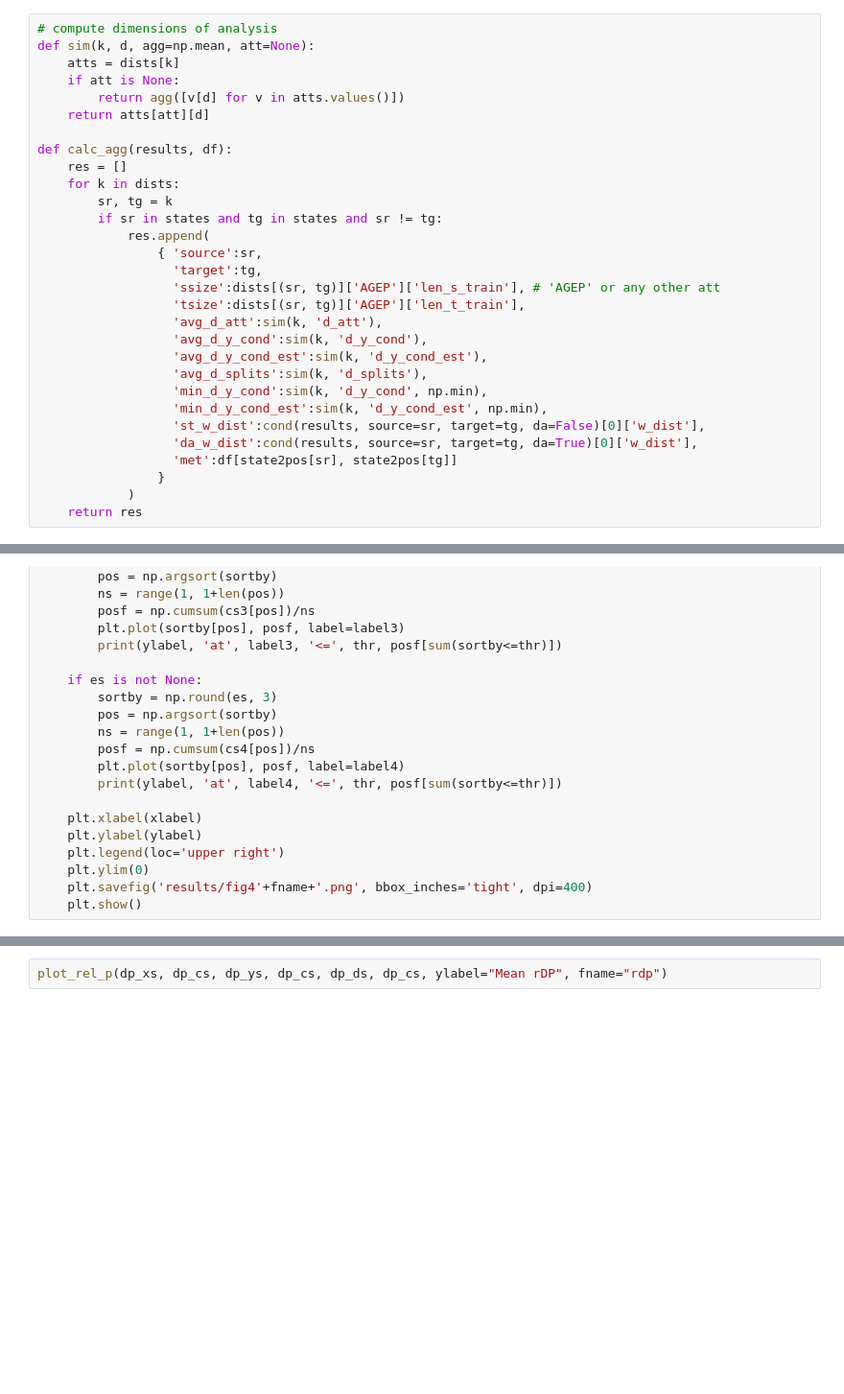
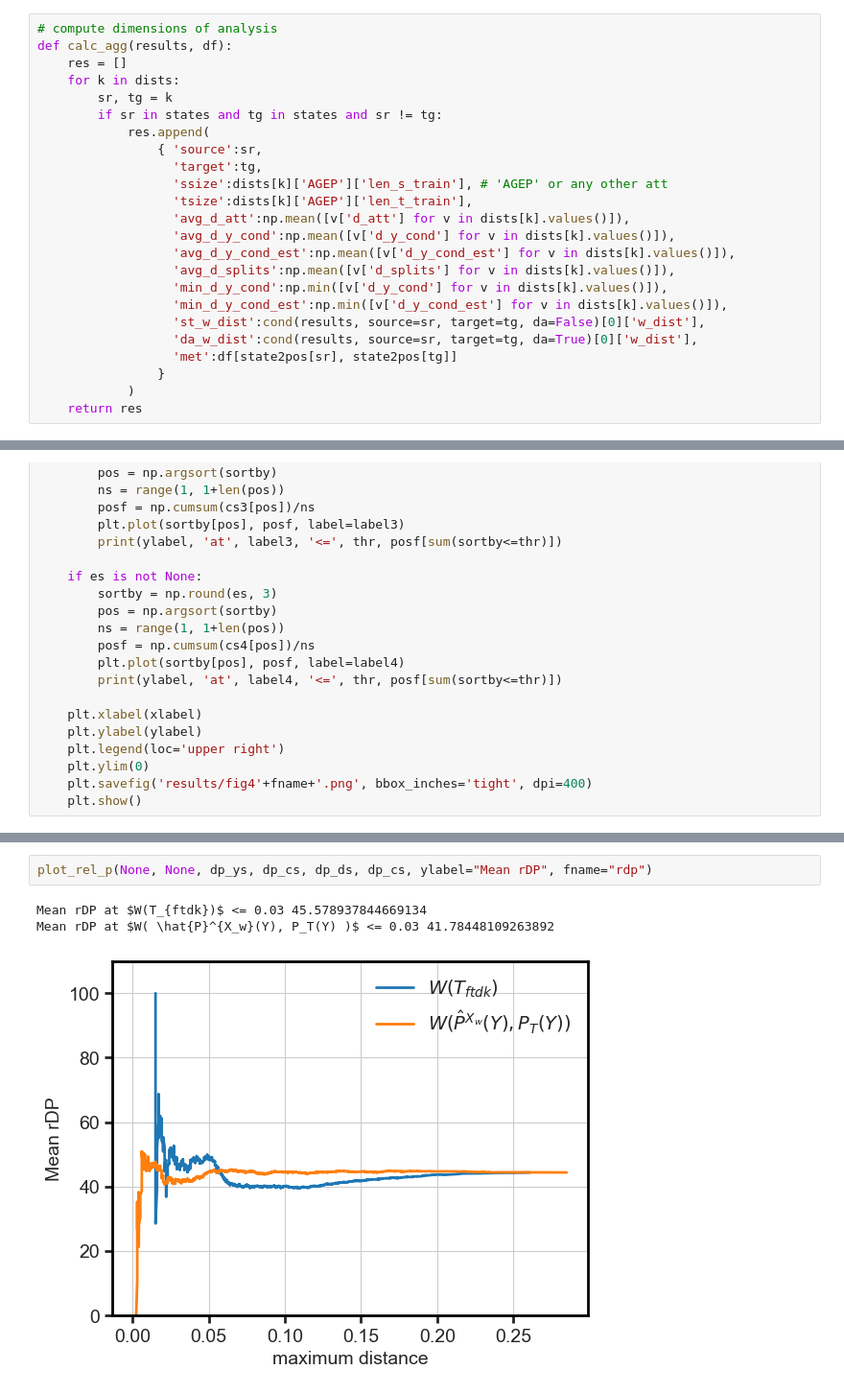
Before and after one commit to ks555/domain-adaptive-trees, a Jupyter notebook: src/04_AnalyseResults.ipynb, the cells around one changed output, grey strips where cells are left out. Shown at 96% size. Cells and saved outputs as stored; diff of their text form; blank space fills up the shorter version.

```diff
--- a/src/04_AnalyseResults.ipynb
+++ b/src/04_AnalyseResults.ipynb
@@ -159,11 +215,5 @@ plt.show()
 # %%
 # compute dimensions of analysis
-def sim(k, d, agg=np.mean, att=None):
-    atts = dists[k]
-    if att is None:
-        return agg([v[d] for v in atts.values()])
-    return atts[att][d]
-
 def calc_agg(results, df):
     res = []
     for k in dists:
@@ -172,14 +222,14 @@ def calc_agg(results, df):
             res.append(
                 { 'source':sr,
                   'target':tg,
-                  'ssize':dists[(sr, tg)]['AGEP']['len_s_train'], # 'AGEP' or any other att
-                  'tsize':dists[(sr, tg)]['AGEP']['len_t_train'],
-                  'avg_d_att':sim(k, 'd_att'),
-                  'avg_d_y_cond':sim(k, 'd_y_cond'),
-                  'avg_d_y_cond_est':sim(k, 'd_y_cond_est'),
-                  'avg_d_splits':sim(k, 'd_splits'),
-                  'min_d_y_cond':sim(k, 'd_y_cond', np.min),
-                  'min_d_y_cond_est':sim(k, 'd_y_cond_est', np.min),
+                  'ssize':dists[k]['AGEP']['len_s_train'], # 'AGEP' or any other att
+                  'tsize':dists[k]['AGEP']['len_t_train'],
+                  'avg_d_att':np.mean([v['d_att'] for v in dists[k].values()]),
+                  'avg_d_y_cond':np.mean([v['d_y_cond'] for v in dists[k].values()]),
+                  'avg_d_y_cond_est':np.mean([v['d_y_cond_est'] for v in dists[k].values()]),
+                  'avg_d_splits':np.mean([v['d_splits'] for v in dists[k].values()]),
+                  'min_d_y_cond':np.min([v['d_y_cond'] for v in dists[k].values()]),
+                  'min_d_y_cond_est':np.min([v['d_y_cond_est'] for v in dists[k].values()]),
                   'st_w_dist':cond(results, source=sr, target=tg, da=False)[0]['w_dist'],
                   'da_w_dist':cond(results, source=sr, target=tg, da=True)[0]['w_dist'],
                   'met':df[state2pos[sr], state2pos[tg]]
@@ -307,2 +380,6 @@ plot_rel_p(acc_ds, acc_cs, acc_ds2, acc_cs2, acc_ds1, acc_cs1, xlabel = 'maximum
 # %%
-plot_rel_p(dp_xs, dp_cs, dp_ys, dp_cs, dp_ds, dp_cs, ylabel="Mean rDP", fname="rdp")
+plot_rel_p(None, None, dp_ys, dp_cs, dp_ds, dp_cs, ylabel="Mean rDP", fname="rdp")
+# %% [output]
+Mean rDP at $W(T_{ftdk})$ <= 0.03 45.578937844669134
+Mean rDP at $W( \hat{P}^{X_w}(Y), P_T(Y) )$ <= 0.03 41.78448109263892
+[figure, added]
```
Also changed, not shown: parts of 25 cells of this notebook, 4 other files.
